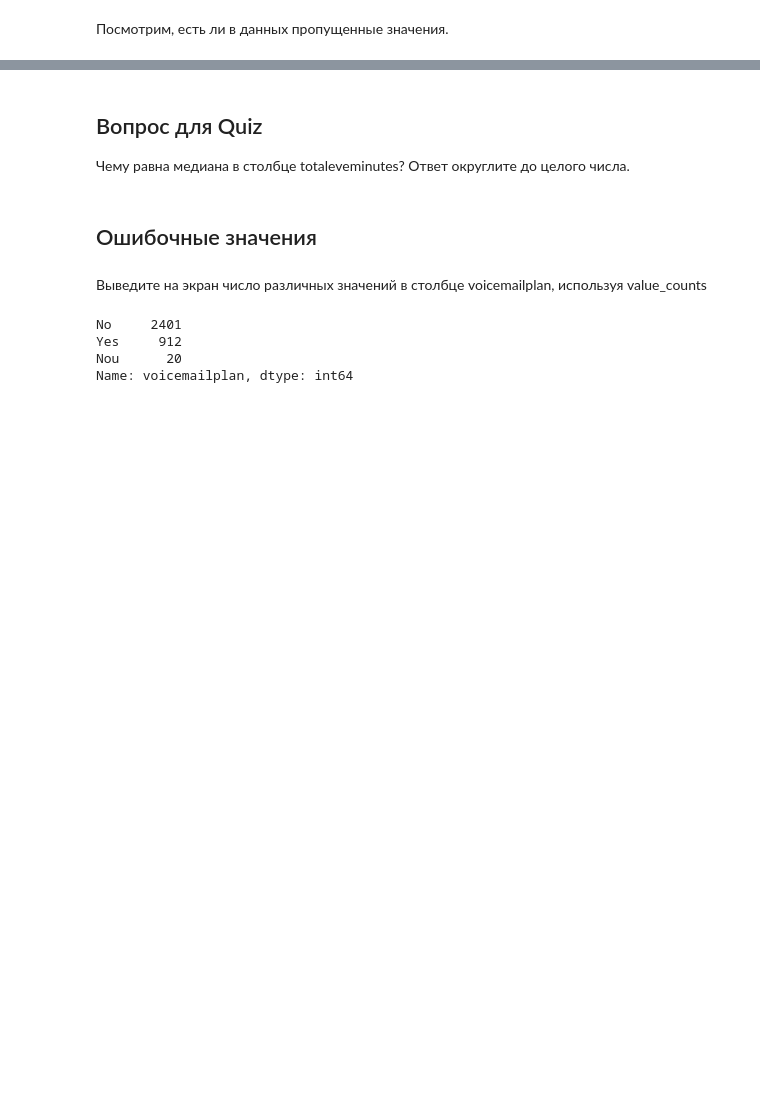
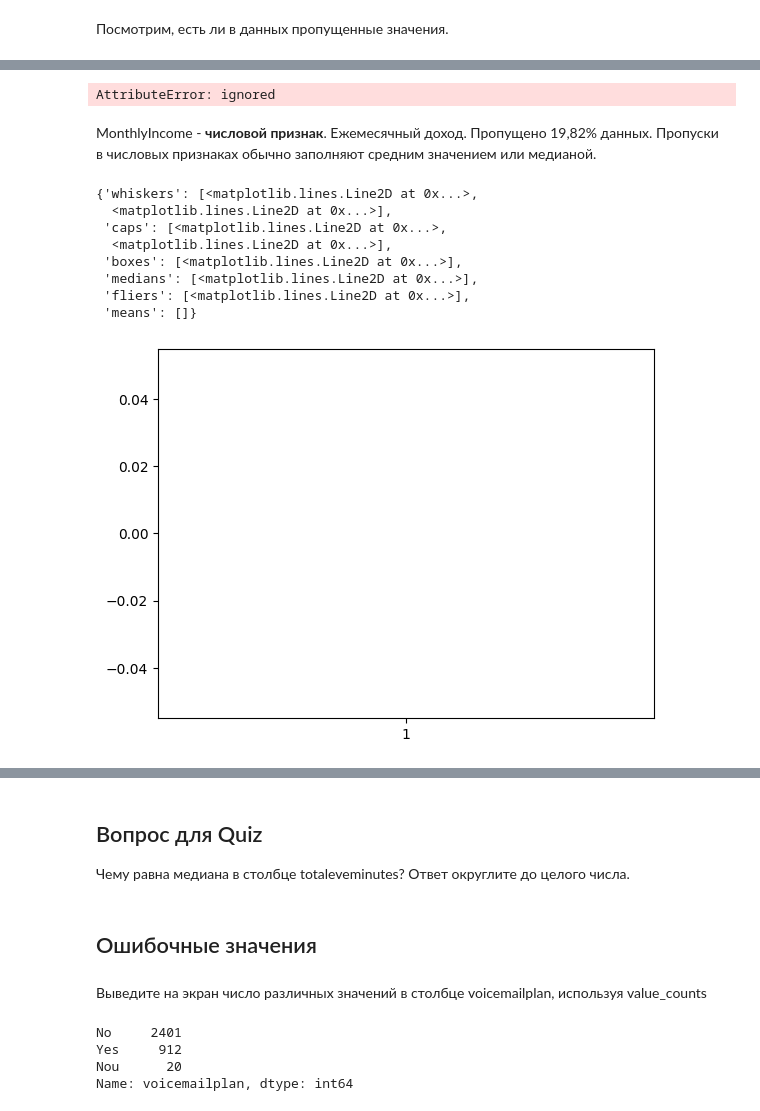
Before and after one commit to MogY23/HSE_project_credit_score_23, a Jupyter notebook: CS_ver_of_MY.ipynb, the cells around one changed output, grey strips where cells are left out. Saved outputs shown, nothing was run; the diff lists cells and outputs as text; code cells hidden in the pictures; blank space fills up the shorter version.

```diff
--- a/CS_ver_of_MY.ipynb
+++ b/CS_ver_of_MY.ipynb
@@ -177,3 +184,5 @@ data = pd.read_csv("churn_clients.csv")
+# %%
+data = pd.read_csv("credit_scoring_input.csv") #для таблиц не из базы, а сохраненных у себя в файлах
 # %% [markdown]
 # Разведочный анализ данных
 # %% [markdown]
@@ -187,3 +198,5 @@ len(data)
+# %%
+data=data.drop_duplicates()
 # %% [markdown]
 Посмотрим, есть ли в данных пропущенные значения.
 # %%
@@ -215,7 +217,0 @@ dtype: int64
-# %%
-import numpy as np
-
-data.loc[np.random.choice(len(data),50), 'areacode'] = np.nan
-data.loc[np.random.choice(len(data),10), 'totaldayminutes'] = np.nan
-data.loc[np.random.choice(len(data),5), 'totaleveminutes'] = np.nan
-data.loc[np.random.choice(len(data),20), 'voicemailplan'] = "Nou"
@@ -221,0 +244,2 @@ data.loc[np.random.choice(len(data),20), 'voicemailplan'] = "Nou"
+# %%
+data['NumberOfDependents'] = data['NumberOfDependents'].fillna(0) #строки с пропусками заполняем 0
@@ -221,0 +275,10 @@ data.loc[np.random.choice(len(data),20), 'voicemailplan'] = "Nou"
+# %%
+query = "SELECT 'GroupAge' from data where 'age' is null group by 'GroupAge'"
+
+data2 = pd.read_sql_query(query,data) #записываем из базы нужную таблицу к себе в объект data и отключаемся от базы
+
+print(data2)
+# %% [output]
+AttributeError: ignored
+# %% [markdown]
+MonthlyIncome - **числовой признак**. Ежемесячный доход. Пропущено 19,82% данных. Пропуски в числовых признаках обычно заполняют средним значением или медианой.
@@ -221,0 +287,12 @@ data.loc[np.random.choice(len(data),20), 'voicemailplan'] = "Nou"
+# %%
+plt.boxplot(data.MonthlyIncome)
+# %% [output]
+{'whiskers': [<matplotlib.lines.Line2D at 0x...>,
+  <matplotlib.lines.Line2D at 0x...>],
+ 'caps': [<matplotlib.lines.Line2D at 0x...>,
+  <matplotlib.lines.Line2D at 0x...>],
+ 'boxes': [<matplotlib.lines.Line2D at 0x...>],
+ 'medians': [<matplotlib.lines.Line2D at 0x...>],
+ 'fliers': [<matplotlib.lines.Line2D at 0x...>],
+ 'means': []}
+[figure, added]
```
Also changed, not shown: parts of 48 cells of this notebook.
